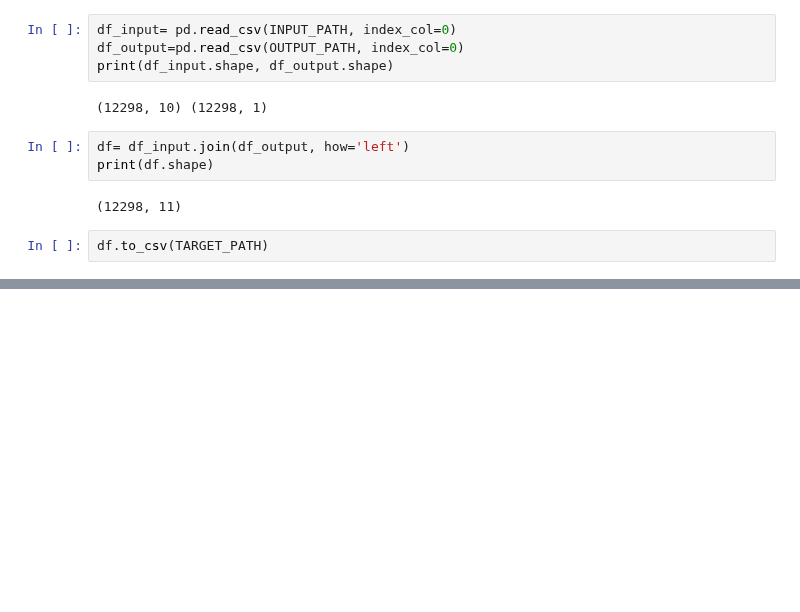
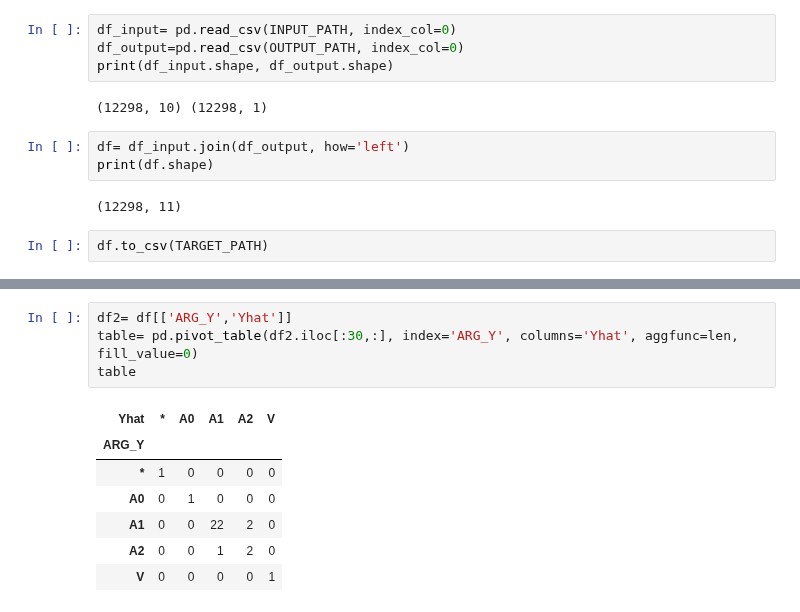
Before and after one commit to guilhermevarela/deep_srlbr, a Jupyter notebook: notebooks/evaluation-metrics.ipynb, the cells around one changed output, grey strips where cells are left out. Saved outputs shown, nothing was run; the diff lists cells and outputs as text; blank space fills up the shorter version.

```diff
--- a/notebooks/evaluation-metrics.ipynb
+++ b/notebooks/evaluation-metrics.ipynb
@@ -45,0 +48,12 @@ df.head()
+# %%
+df2= df[['ARG_Y','Yhat']]
+table= pd.pivot_table(df2.iloc[:30,:], index='ARG_Y', columns='Yhat', aggfunc=len, fill_value=0)
+table
+# %% [output]
+| Yhat | * | A0 | A1 | A2 | V |
+| ARG_Y |  |  |  |  |  |
+| * | 1 | 0 | 0 | 0 | 0 |
+| A0 | 0 | 1 | 0 | 0 | 0 |
+| A1 | 0 | 0 | 22 | 2 | 0 |
+| A2 | 0 | 0 | 1 | 2 | 0 |
+| V | 0 | 0 | 0 | 0 | 1 |
```
Also changed, not shown: parts of 15 cells of this notebook, 28 other files.
